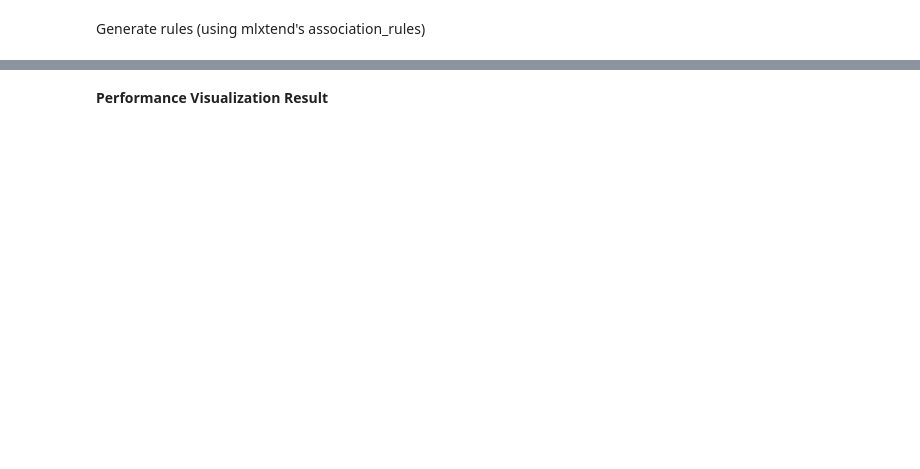
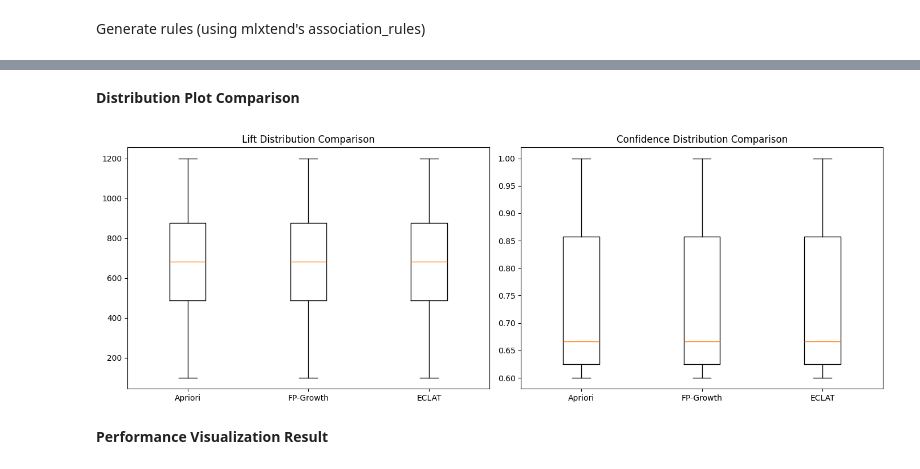
Before and after one commit to Jasonshe0509/fyp-model-building, a Jupyter notebook: cross-selling-association-rule-mining-testing.ipynb, the cells around one changed output, grey strips where cells are left out. Cells and saved outputs as stored; diff of their text form; code cells hidden in the pictures; blank space fills up the shorter version.

Commit message:
fix: improve cross selling comparison

```diff
--- a/cross-selling-association-rule-mining-testing.ipynb
+++ b/cross-selling-association-rule-mining-testing.ipynb
@@ -265,3 +378,28 @@ ECLAT rules: (21, 14)
+# %% [markdown]
+**Distribution Plot Comparison**
+# %%
+plt.figure(figsize=(14, 5))
+
+plt.subplot(1, 2, 1)
+plt.boxplot([
+    rules_apriori['lift'],
+    rules_fpg['lift'],
+    rules_eclat['lift']
+], labels=['Apriori', 'FP-Growth', 'ECLAT'])
+plt.title("Lift Distribution Comparison")
+
+plt.subplot(1, 2, 2)
+plt.boxplot([
+    rules_apriori['confidence'],
+    rules_fpg['confidence'],
+    rules_eclat['confidence']
+], labels=['Apriori', 'FP-Growth', 'ECLAT'])
+plt.title("Confidence Distribution Comparison")
+
+plt.tight_layout()
+plt.show()
+# %% [output]
+[figure, added]
 # %% [markdown]
 **Performance Visualization Result**
 # %%
```
Also changed, not shown: parts of 14 cells of this notebook.
